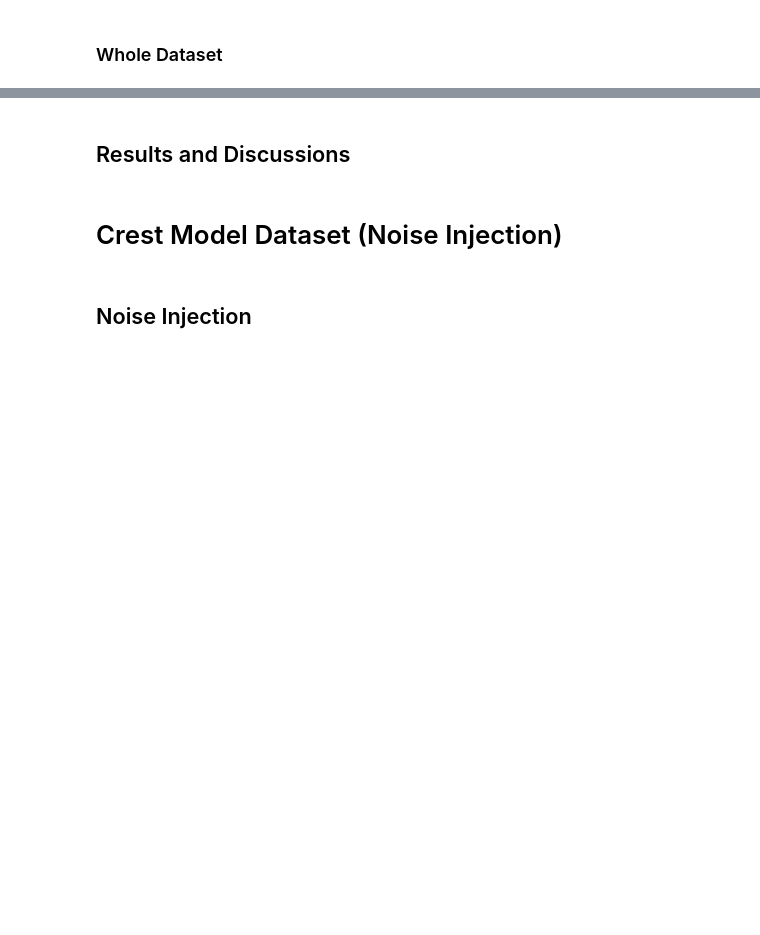
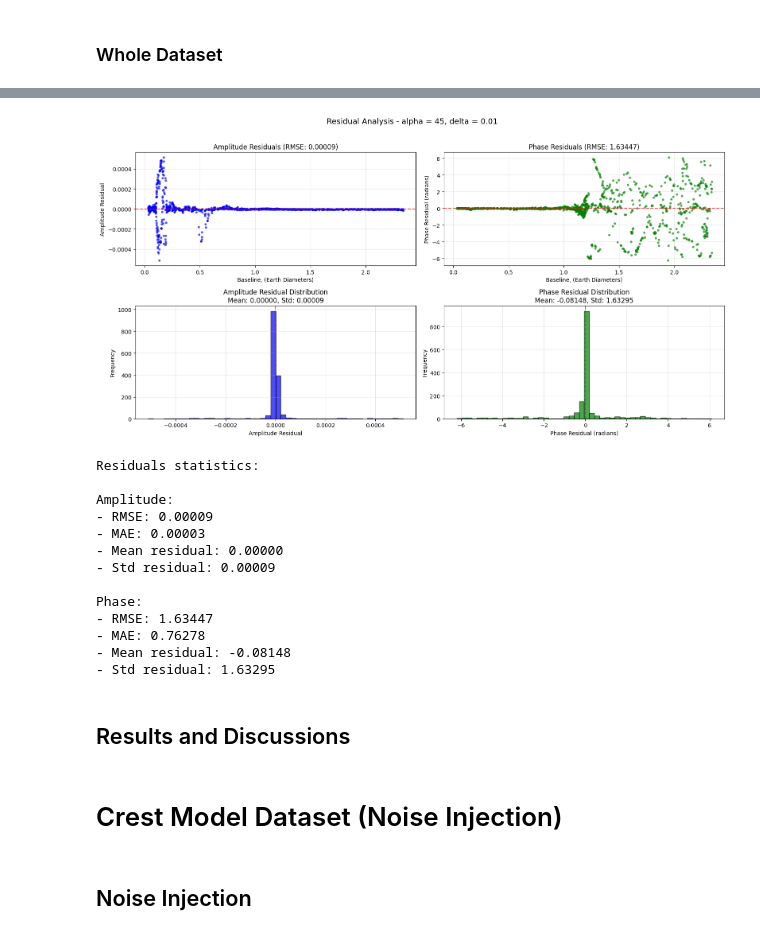
Before and after one commit to Torward1024/pyKAN_VLBI_1D, a Jupyter notebook: notebook.ipynb, the cells around one changed output, grey strips where cells are left out. Saved outputs shown, nothing was run; the diff lists cells and outputs as text; code cells hidden in the pictures; blank space fills up the shorter version.

```diff
--- a/notebook.ipynb
+++ b/notebook.ipynb
@@ -238,7 +261,7 @@ results_whole_scaled = model(whole_data)
 # %%
 results_whole_denormalized = scaler_y.inverse_transform(results_whole_scaled.detach().numpy())
 results_whole = np.sqrt(results_whole_denormalized[:, 0]**2 + results_whole_denormalized[:, 1]**2)
-results_phase_whole = np.arctan2(results_whole_denormalized[:, 1] / results_whole_denormalized[:, 0])
+results_phase_whole = np.arctan2(results_whole_denormalized[:, 1], results_whole_denormalized[:, 0])
 # %%
 fig, axs = plot_whole_predictions(
     filtered_data, results_whole, results_phase_whole, used_ranges,
@@ -247,16 +272,31 @@ fig, axs = plot_whole_predictions(
 # %%
 fig, stats = plot_residuals_analysis(
     filtered_data=filtered_data,
     results_amplitude=results_whole,
-    results_denormalized=results_phase_whole,
+    results_phase=results_phase_whole,
     baseline_col='Baseline',
     amplitude_col='Amplitude',
     phase_col='Phase',
     alpha_test=alpha_test,
     delta_test=delta_test,
     figsize=(16, 8),
     return_stats=True
 )
+# %% [output]
+[figure, added]
+Residuals statistics:
+
+Amplitude:
+- RMSE: 0.00009
+- MAE: 0.00003
+- Mean residual: 0.00000
+- Std residual: 0.00009
+
+Phase:
+- RMSE: 1.63447
+- MAE: 0.76278
+- Mean residual: -0.08148
+- Std residual: 1.63295
 # %% [markdown]
 ## Results and Discussions
 # %% [markdown]
```
Also changed, not shown: parts of 22 cells of this notebook, 1 other file.
